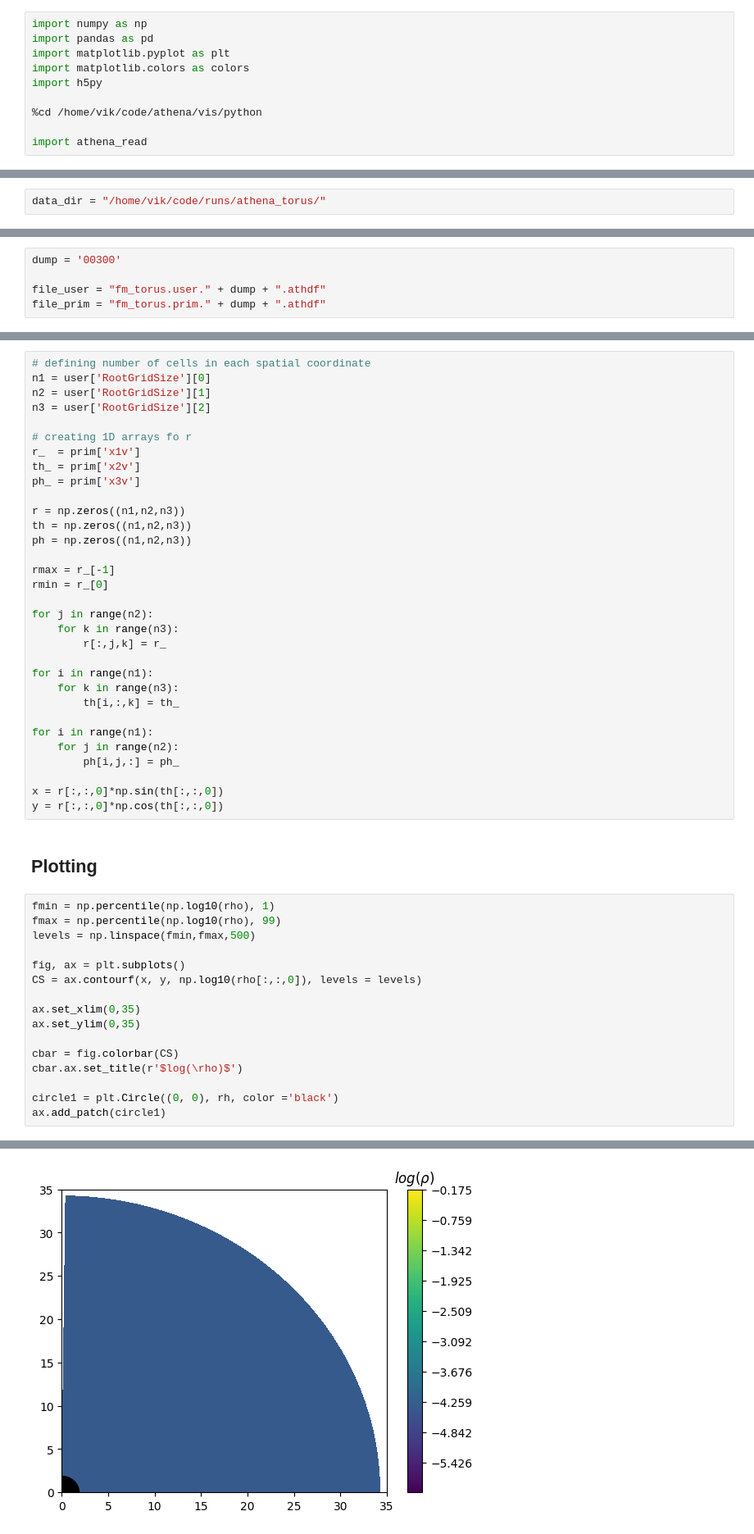
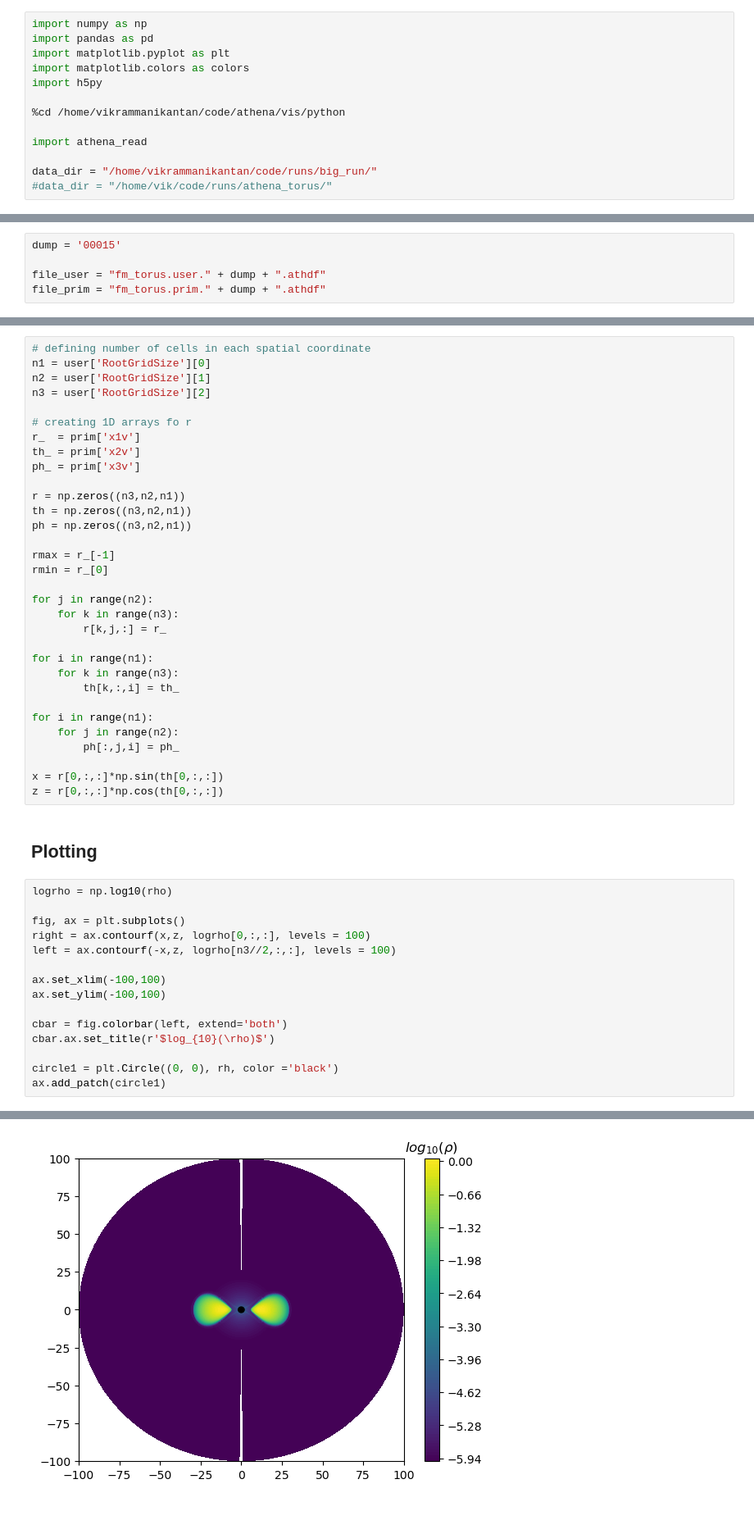
Before and after one commit to vikrammanikantan/random, a Jupyter notebook: Athena Analysis Notebook.ipynb, the cells around one changed output, grey strips where cells are left out. Shown: that part at 82% size. Saved outputs shown, nothing was run; the diff lists cells and outputs as text; blank space fills up the shorter version.

```diff
--- a/Athena Analysis Notebook.ipynb
+++ b/Athena Analysis Notebook.ipynb
@@ -7,7 +7,10 @@ import matplotlib.pyplot as plt
 import matplotlib.colors as colors
 import h5py
 
-%cd /home/vik/code/athena/vis/python
+%cd /home/vikrammanikantan/code/athena/vis/python
 
 import athena_read
+
+data_dir = "/home/vikrammanikantan/code/runs/big_run/"
+#data_dir = "/home/vik/code/runs/athena_torus/"
 # %% [output]
@@ -15,9 +18,7 @@ import athena_read
-# %%
-data_dir = "/home/vik/code/runs/athena_torus/"
 # %% [markdown]
 ## Choose Time
 # %%
-dump = '00300'
+dump = '00015'
 
 file_user = "fm_torus.user." + dump + ".athdf"
 file_prim = "fm_torus.prim." + dump + ".athdf"
@@ -116,45 +70,44 @@ r_  = prim['x1v']
 th_ = prim['x2v']
 ph_ = prim['x3v']
 
-r = np.zeros((n1,n2,n3))
-th = np.zeros((n1,n2,n3))
-ph = np.zeros((n1,n2,n3))
+r = np.zeros((n3,n2,n1))
+th = np.zeros((n3,n2,n1))
+ph = np.zeros((n3,n2,n1))
 
 rmax = r_[-1]
 rmin = r_[0]
 
 for j in range(n2):
     for k in range(n3):
-        r[:,j,k] = r_
+        r[k,j,:] = r_
 
 for i in range(n1):
     for k in range(n3):
-        th[i,:,k] = th_
+        th[k,:,i] = th_
 
 for i in range(n1):
     for j in range(n2):
-        ph[i,j,:] = ph_
+        ph[:,j,i] = ph_
 
-x = r[:,:,0]*np.sin(th[:,:,0])
-y = r[:,:,0]*np.cos(th[:,:,0])
+x = r[0,:,:]*np.sin(th[0,:,:])
+z = r[0,:,:]*np.cos(th[0,:,:])
 # %% [markdown]
 ## Plotting
 # %%
-fmin = np.percentile(np.log10(rho), 1)
-fmax = np.percentile(np.log10(rho), 99)
-levels = np.linspace(fmin,fmax,500)
+logrho = np.log10(rho)
 
 fig, ax = plt.subplots()
-CS = ax.contourf(x, y, np.log10(rho[:,:,0]), levels = levels)
+right = ax.contourf(x,z, logrho[0,:,:], levels = 100)
+left = ax.contourf(-x,z, logrho[n3//2,:,:], levels = 100)
 
-ax.set_xlim(0,35)
-ax.set_ylim(0,35)
+ax.set_xlim(-100,100)
+ax.set_ylim(-100,100)
 
-cbar = fig.colorbar(CS)
-cbar.ax.set_title(r'$log(\rho)$')
+cbar = fig.colorbar(left, extend='both')
+cbar.ax.set_title(r'$log_{10}(\rho)$')
 
 circle1 = plt.Circle((0, 0), rh, color ='black')
 ax.add_patch(circle1)
 # %% [output]
 <matplotlib.patches.Circle at 0x...>
-[figure, old version]
+[figure, new version]
```
Also changed, not shown: parts of 16 cells of this notebook, 2 other files.
